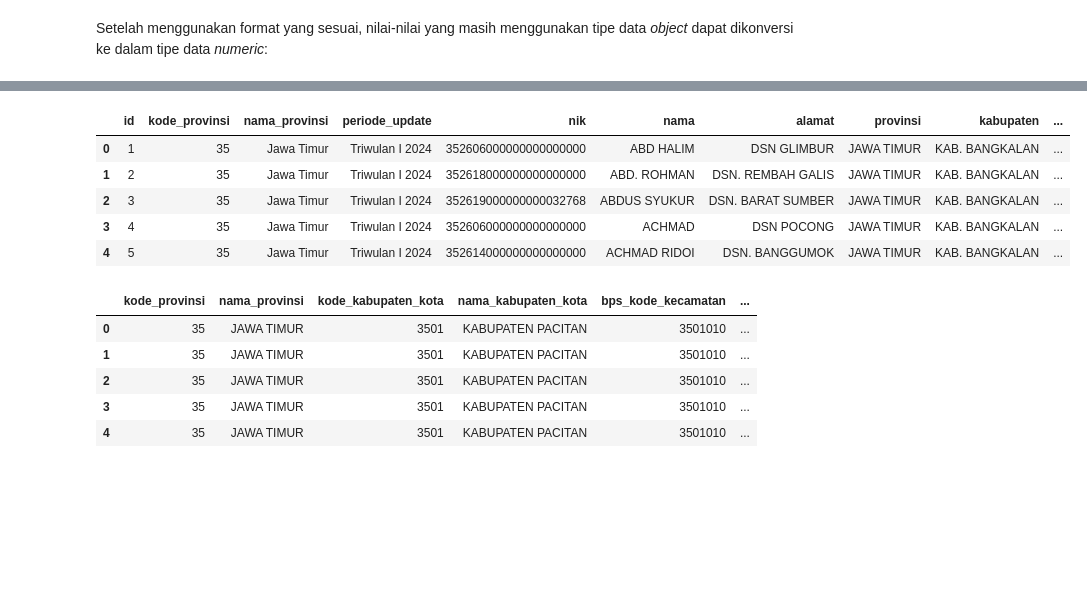
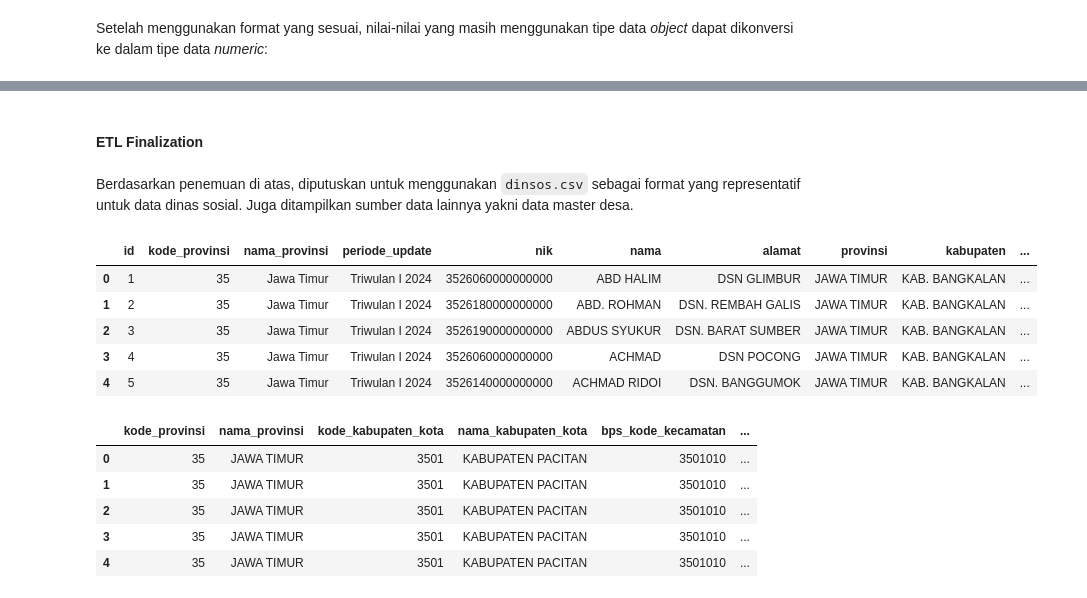
Before and after one commit to garudapaksi-yusuf/SEAL_Data_Scientist_Technical_Test, a Jupyter notebook: notebook/notebook.ipynb, the cells around one changed output, grey strips where cells are left out. Saved outputs shown, nothing was run; the diff lists cells and outputs as text; code cells hidden in the pictures; blank space fills up the shorter version.

```diff
--- a/notebook/notebook.ipynb
+++ b/notebook/notebook.ipynb
@@ -198,17 +225,21 @@ pd.DataFrame( # Membuat DataFrame instance
+# %% [markdown]
+#### ETL Finalization
+# %% [markdown]
+Berdasarkan penemuan di atas, diputuskan untuk menggunakan `dinsos.csv` sebagai format yang representatif untuk data dinas sosial. Juga ditampilkan sumber data lainnya yakni data master desa.
 # %%
 # Membuat variable instance baru
-data_dinas_sosial = data_dinsos_xlsx # Dari format data dinas sosial yang akan digunakan
+data_dinas_sosial = data_dinsos_csv # Dari format data dinas sosial yang akan digunakan
 
 data_dinas_sosial.head(
     n=5
 )
 # %% [output]
 |  | id | kode_provinsi | nama_provinsi | periode_update | nik | nama | alamat | provinsi | kabupaten | ... |
-| 0 | 1 | 35 | Jawa Timur | Triwulan I 2024 | 352606000000000000000 | ABD HALIM | DSN GLIMBUR | JAWA TIMUR | KAB. BANGKALAN | ... |
-| 1 | 2 | 35 | Jawa Timur | Triwulan I 2024 | 352618000000000000000 | ABD. ROHMAN | DSN. REMBAH GALIS | JAWA TIMUR | KAB. BANGKALAN | ... |
-| 2 | 3 | 35 | Jawa Timur | Triwulan I 2024 | 352619000000000032768 | ABDUS SYUKUR | DSN. BARAT SUMBER | JAWA TIMUR | KAB. BANGKALAN | ... |
-| 3 | 4 | 35 | Jawa Timur | Triwulan I 2024 | 352606000000000000000 | ACHMAD | DSN POCONG | JAWA TIMUR | KAB. BANGKALAN | ... |
-| 4 | 5 | 35 | Jawa Timur | Triwulan I 2024 | 352614000000000000000 | ACHMAD RIDOI | DSN. BANGGUMOK | JAWA TIMUR | KAB. BANGKALAN | ... |
+| 0 | 1 | 35 | Jawa Timur | Triwulan I 2024 | 3526060000000000 | ABD HALIM | DSN GLIMBUR | JAWA TIMUR | KAB. BANGKALAN | ... |
+| 1 | 2 | 35 | Jawa Timur | Triwulan I 2024 | 3526180000000000 | ABD. ROHMAN | DSN. REMBAH GALIS | JAWA TIMUR | KAB. BANGKALAN | ... |
+| 2 | 3 | 35 | Jawa Timur | Triwulan I 2024 | 3526190000000000 | ABDUS SYUKUR | DSN. BARAT SUMBER | JAWA TIMUR | KAB. BANGKALAN | ... |
+| 3 | 4 | 35 | Jawa Timur | Triwulan I 2024 | 3526060000000000 | ACHMAD | DSN POCONG | JAWA TIMUR | KAB. BANGKALAN | ... |
+| 4 | 5 | 35 | Jawa Timur | Triwulan I 2024 | 3526140000000000 | ACHMAD RIDOI | DSN. BANGGUMOK | JAWA TIMUR | KAB. BANGKALAN | ... |
 # %%
 # Menampilkan 5 baris pertama dari data master desa
 data_master_desa.head(
```
Also changed, not shown: parts of 26 cells of this notebook.
